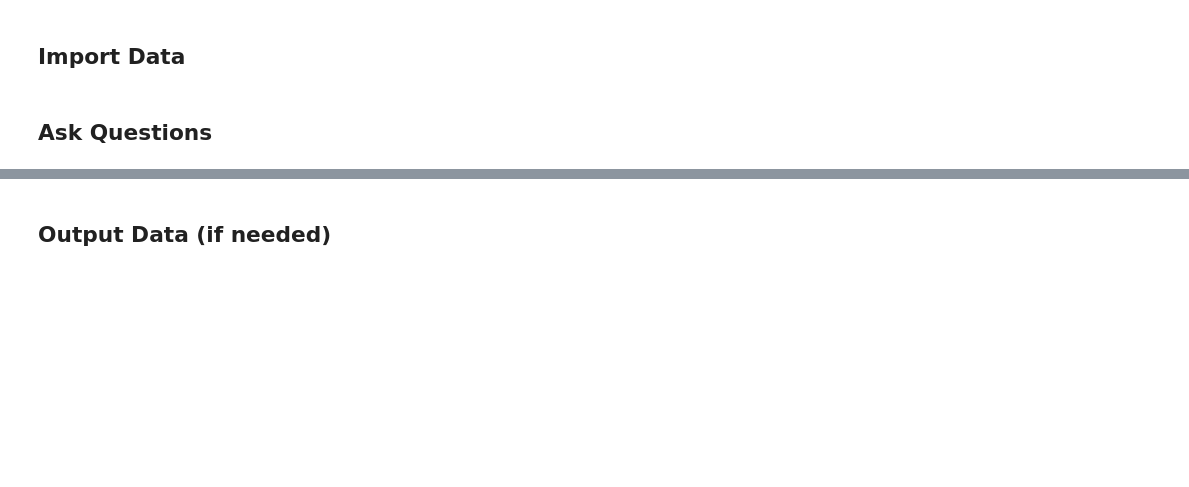
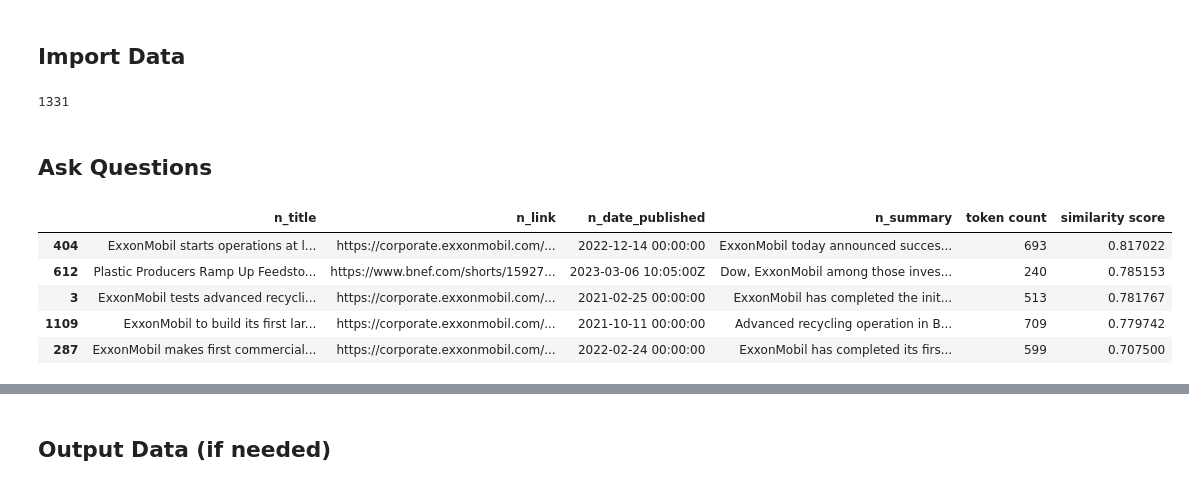
Before and after one commit to tzimmer3/Company_Relationships, a Jupyter notebook: Semantic Search Demo/Search DEMO.ipynb, the cells around one changed output, grey strips where cells are left out. Drawn from its saved outputs; the diff is of its cells as text; code cells hidden in the pictures; blank space fills up the shorter version.

```diff
--- a/Semantic Search Demo/Search DEMO.ipynb
+++ b/Semantic Search Demo/Search DEMO.ipynb
@@ -12,10 +12,14 @@ from joblib import load
 # %%
 # Import Data
 filepath = "C:\\Users\\hlmq\\OneDrive - Chevron\\Desktop\\Projects\\Company Relationships\\Data\\Exxon\\"
-filename = "CompanyProfileNewsData.json"
+filename = "CompanyProfileNewsData_withEmbeddings.json"
 
-df = pd.read_json(str(filepath)+str(filename), lines=True)
+df = pd.read_json(str(filepath)+str(filename))
 len(df)
+# %% [output]
+1331
+# %%
+df['n_link'] = df['n_link'].astype(str)
 # %%
 # ================== #
 # Tokenize Text
@@ -111,23 +115,34 @@ def run(question: str, k: int, embeddings, df) -> dict[str,str]:
     # Retrieve Top K Most Similar Results
     df['similarity score'] = measure_embedding_similarity(question, embeddings)
 
+    # Count number of tokens in each article
+    df['token count'] = df['n_summary'].apply(get_num_tokens)
+
     # Return Chunks With Highest Similarity (Text)
     response = get_similar_texts(df, k)
 
+    # Remove embeddings column
+    keep_columns = ['n_title', 'n_link', 'n_date_published', 'n_summary', 'token count', 'similarity score']
+    response = response[keep_columns]
+
     return response
 # %%
 # Produce Data
 
 # Generate embeddings
-embeddings = get_embeddings(df['n_summary'])
-df['embeddings'] = embeddings.tolist()
-
-# Count number of tokens in each article
-df['token count'] = df['n_summary'].apply(get_num_tokens)
+#embeddings = get_embeddings(df['n_summary'])
+#df['embeddings'] = embeddings.tolist()
 # %% [markdown]
 ## Ask Questions
 # %%
-response = run("is ExxonMobil investing in advanced recycling of plastic", 5, embeddings, df)
+response = run("is ExxonMobil investing in advanced recycling of plastic", 5, df['embeddings'], df)
 
-response.style.set_properties(subset=['n_summary'], **{'width': '600px'})
+response.style.set_properties(subset=['n_summary'], **{'width': '900px'})
+# %% [output]
+|  | n_title | n_link | n_date_published | n_summary | token count | similarity score |
+| 404 | ExxonMobil starts operations at l... | https://corporate.exxonmobil.com/... | 2022-12-14 00:00:00 | ExxonMobil today announced succes... | 693 | 0.817022 |
+| 612 | Plastic Producers Ramp Up Feedsto... | https://www.bnef.com/shorts/15927... | 2023-03-06 10:05:00Z | Dow, ExxonMobil among those inves... | 240 | 0.785153 |
+| 3 | ExxonMobil tests advanced recycli... | https://corporate.exxonmobil.com/... | 2021-02-25 00:00:00 | ExxonMobil has completed the init... | 513 | 0.781767 |
+| 1109 | ExxonMobil to build its first lar... | https://corporate.exxonmobil.com/... | 2021-10-11 00:00:00 | Advanced recycling operation in B... | 709 | 0.779742 |
+| 287 | ExxonMobil makes first commercial... | https://corporate.exxonmobil.com/... | 2022-02-24 00:00:00 | ExxonMobil has completed its firs... | 599 | 0.707500 |
 # %%
```
Also changed, not shown: parts of 4 cells of this notebook, 2 other files.
